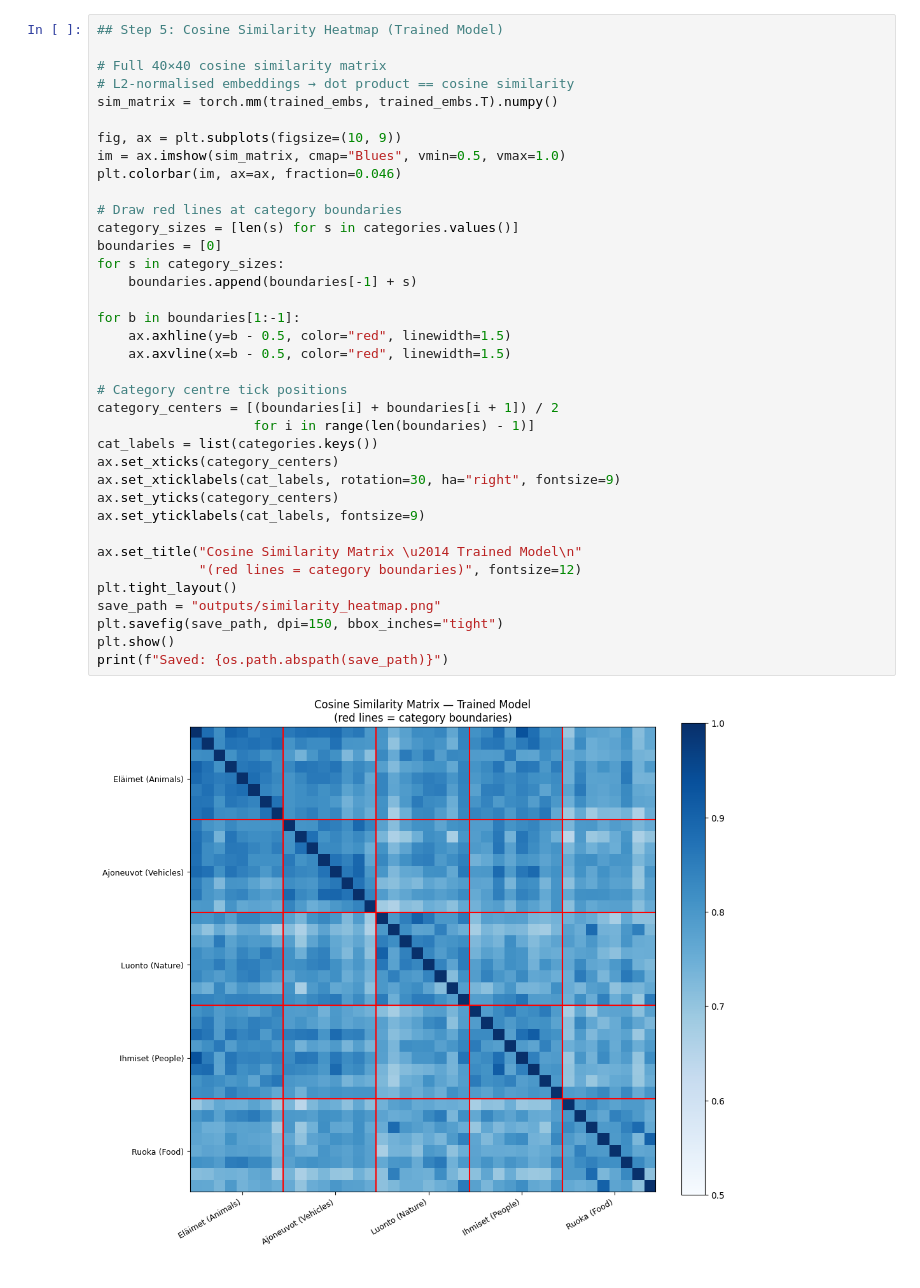
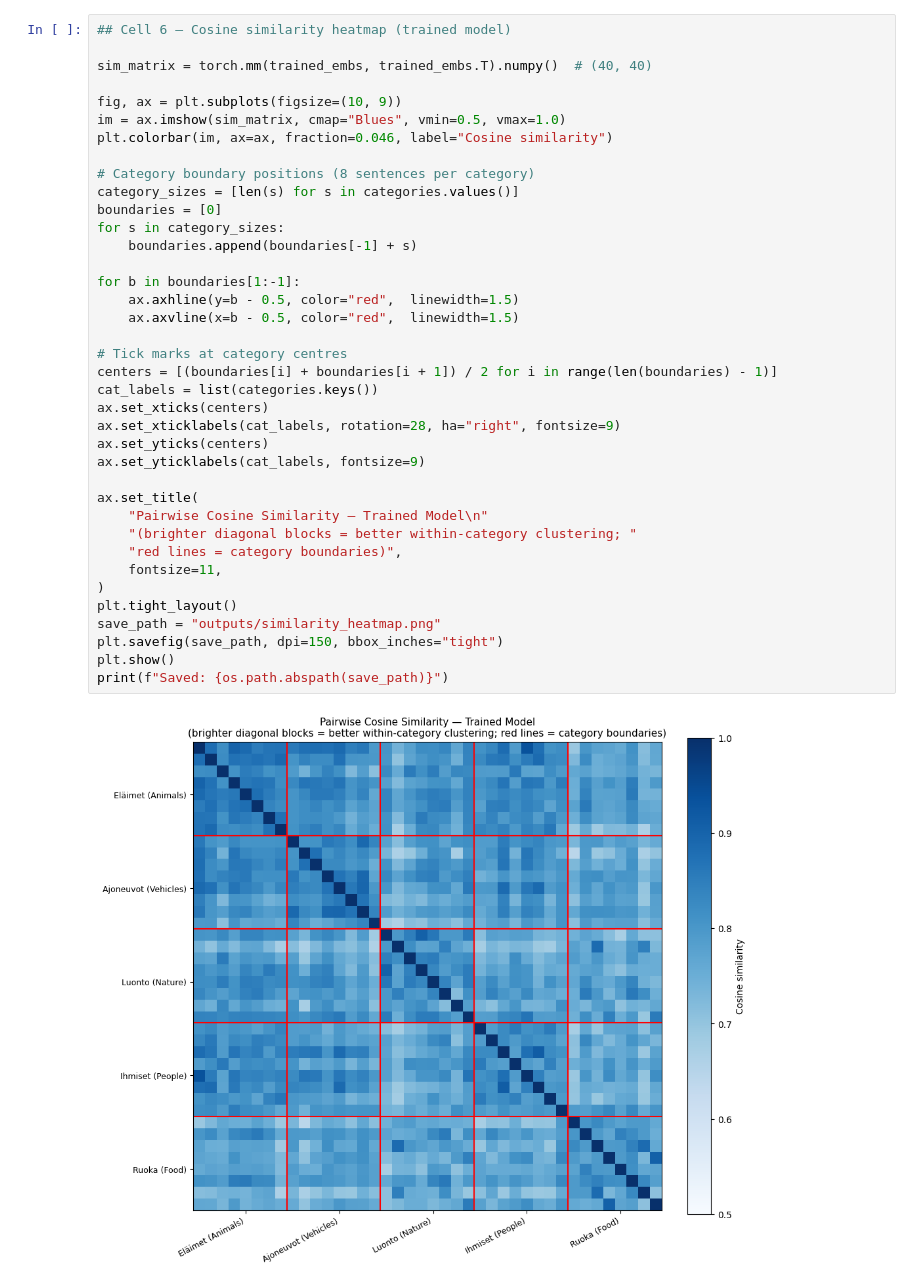
Before and after one commit to tyerdogan/finnish-embedding, a Jupyter notebook: notebooks/evaluate.ipynb, the cells around one changed output. Saved outputs shown, nothing was run; the diff lists cells and outputs as text.

```diff
--- a/notebooks/evaluate.ipynb
+++ b/notebooks/evaluate.ipynb
@@ -147,40 +351,41 @@ Saved: /Users/tyerdogan/PycharmProjects/finnish-embeddings/outputs/metrics_bar.p
 # %%
-## Step 5: Cosine Similarity Heatmap (Trained Model)
+## Cell 6 — Cosine similarity heatmap (trained model)
 
-# Full 40×40 cosine similarity matrix
-# L2-normalised embeddings → dot product == cosine similarity
-sim_matrix = torch.mm(trained_embs, trained_embs.T).numpy()
+sim_matrix = torch.mm(trained_embs, trained_embs.T).numpy()  # (40, 40)
 
 fig, ax = plt.subplots(figsize=(10, 9))
 im = ax.imshow(sim_matrix, cmap="Blues", vmin=0.5, vmax=1.0)
-plt.colorbar(im, ax=ax, fraction=0.046)
+plt.colorbar(im, ax=ax, fraction=0.046, label="Cosine similarity")
 
-# Draw red lines at category boundaries
+# Category boundary positions (8 sentences per category)
 category_sizes = [len(s) for s in categories.values()]
 boundaries = [0]
 for s in category_sizes:
     boundaries.append(boundaries[-1] + s)
 
 for b in boundaries[1:-1]:
-    ax.axhline(y=b - 0.5, color="red", linewidth=1.5)
-    ax.axvline(x=b - 0.5, color="red", linewidth=1.5)
+    ax.axhline(y=b - 0.5, color="red",  linewidth=1.5)
+    ax.axvline(x=b - 0.5, color="red",  linewidth=1.5)
 
-# Category centre tick positions
-category_centers = [(boundaries[i] + boundaries[i + 1]) / 2
-                    for i in range(len(boundaries) - 1)]
+# Tick marks at category centres
+centers = [(boundaries[i] + boundaries[i + 1]) / 2 for i in range(len(boundaries) - 1)]
 cat_labels = list(categories.keys())
-ax.set_xticks(category_centers)
-ax.set_xticklabels(cat_labels, rotation=30, ha="right", fontsize=9)
-ax.set_yticks(category_centers)
+ax.set_xticks(centers)
+ax.set_xticklabels(cat_labels, rotation=28, ha="right", fontsize=9)
+ax.set_yticks(centers)
 ax.set_yticklabels(cat_labels, fontsize=9)
 
-ax.set_title("Cosine Similarity Matrix \u2014 Trained Model\n"
-             "(red lines = category boundaries)", fontsize=12)
+ax.set_title(
+    "Pairwise Cosine Similarity — Trained Model\n"
+    "(brighter diagonal blocks = better within-category clustering; "
+    "red lines = category boundaries)",
+    fontsize=11,
+)
 plt.tight_layout()
 save_path = "outputs/similarity_heatmap.png"
 plt.savefig(save_path, dpi=150, bbox_inches="tight")
 plt.show()
 print(f"Saved: {os.path.abspath(save_path)}")
 # %% [output]
-[figure, old version]
+[figure, new version]
 Saved: /Users/tyerdogan/PycharmProjects/finnish-embeddings/outputs/similarity_heatmap.png
```
Also changed, not shown: parts of 19 cells of this notebook, 4 other files.
